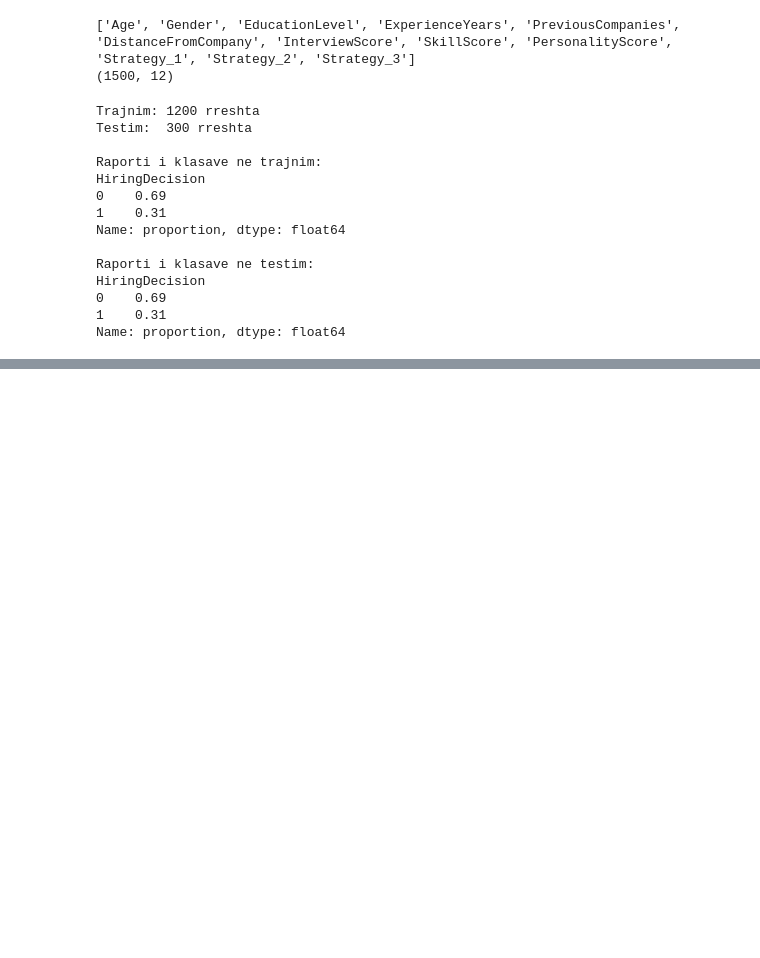
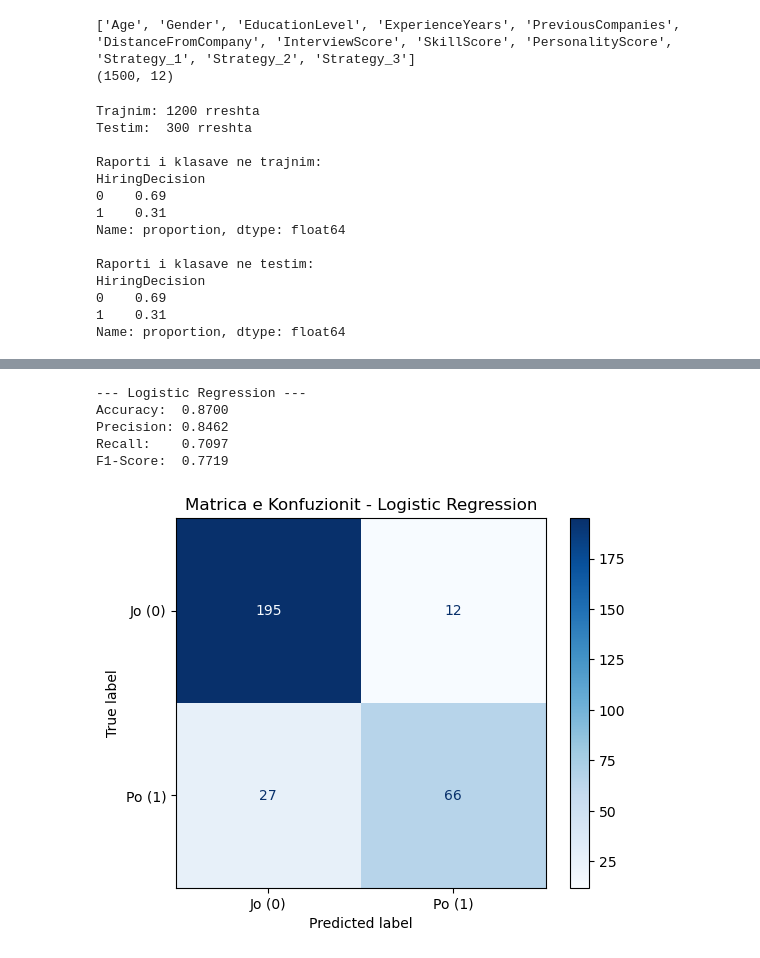
Before and after one commit to ArdianAsani/jobmatch-ml, a Jupyter notebook: notebooks/jobmatch_ml.ipynb, the cells around one changed output, grey strips where cells are left out. Drawn from its saved outputs; the diff is of its cells as text; code cells hidden in the pictures; blank space fills up the shorter version.

```diff
--- a/notebooks/jobmatch_ml.ipynb
+++ b/notebooks/jobmatch_ml.ipynb
@@ -164,0 +329,10 @@ X_test_scaled = scaler.transform(X_test)
+# %%
+# 22. Vleresimi i Logistic Regression ne bashkesine e testimit
+y_pred_lr = vlereso_klasifikuesin('Logistic Regression', grid_lr.best_estimator_, X_test_scaled, y_test)
+# %% [output]
+--- Logistic Regression ---
+Accuracy:  0.8700
+Precision: 0.8462
+Recall:    0.7097
+F1-Score:  0.7719
+[figure, added]
```
Also changed, not shown: parts of 14 cells of this notebook.
